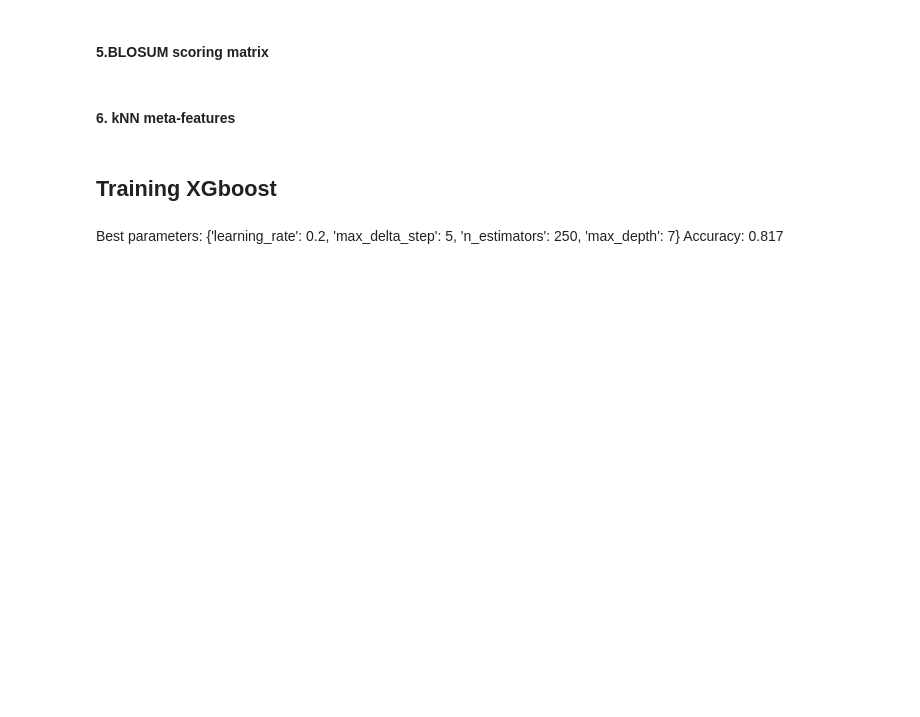
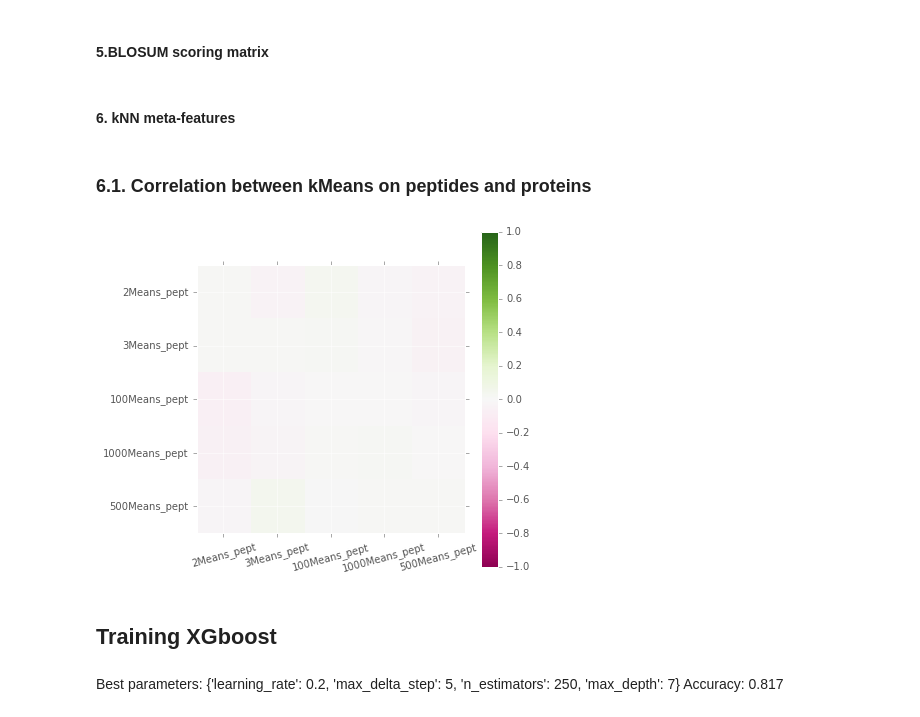
Before and after one commit to rudolphyo/MHystic, a Jupyter notebook: xgb.ipynb, the cells around one changed output. Saved outputs shown, nothing was run; the diff lists cells and outputs as text; code cells hidden in the pictures; blank space fills up the shorter version.

```diff
--- a/xgb.ipynb
+++ b/xgb.ipynb
@@ -359,5 +357,0 @@ blosum = make_blosum(peptides9mers)
-# %%
-columns = []
-for i in blosum_matrix.columns:
-    current = [j+str(i) for i, j in enumerate(10*i)]
-    columns.append(current)
@@ -375,17 +371,30 @@ def get_kMeans_features(data, k_range):
         clr.fit(data)
         kMeans_meta_features[str(i)+"Means"] = clr.labels_
 
-    return pd.get_dummies(kMeans_meta_features_prot)
+    return pd.get_dummies(kMeans_meta_features)
 # %%
 if os.path.exists("kMeans_meta_features_pept.csv"):
-    kMeans_meta_features_pept = pd.read_csv("kMeans_meta_features_pept.csv")
+    kMeans_meta_features_pept = pd.get_dummies(pd.read_csv("kMeans_meta_features_pept.csv").drop(["Unnamed: 0"], axis=1))
 else:
     get_kMeans_features(seq2vec9mers_peptides, [2, 3, 100, 1000, 500])
 
 if os.path.exists("kMeans_meta_features_prot.csv"):
-    kMeans_meta_features_prot = pd.read_csv("kMeans_meta_features_prot.csv")
+    kMeans_meta_features_prot = pd.get_dummies(pd.read_csv("kMeans_meta_features_prot.csv").drop(["Unnamed: 0"], axis=1))
 else:
     get_kMeans_features(seq2vec9mers_proteins, [2, 3, 100, 1000, 500])
+# %% [markdown]
+### 6.1. Correlation between kMeans on peptides and proteins
+# %%
+#clustering_columns = kMeans_meta_features_pept.columns
+
+KMeans_correlation_matrix = kMeans_meta_features_pept.apply(lambda clustering_columns: kMeans_meta_features_prot.corrwith(clustering_columns))
+plt.figure(figsize = (6, 6))
+plt.imshow(KMeans_correlation_matrix, cmap='PiYG', interpolation='nearest', vmin=-1, vmax=1, )
+plt.colorbar()
+x_ = plt.xticks(range(len(KMeans_correlation_matrix)), KMeans_correlation_matrix.columns, rotation=15)
+y_ = plt.yticks(range(len(KMeans_correlation_matrix)), KMeans_correlation_matrix.columns)
+# %% [output]
+[figure, added]
 # %% [markdown]
 ## Training XGboost
 # %%
```
Also changed, not shown: parts of 8 cells of this notebook.
